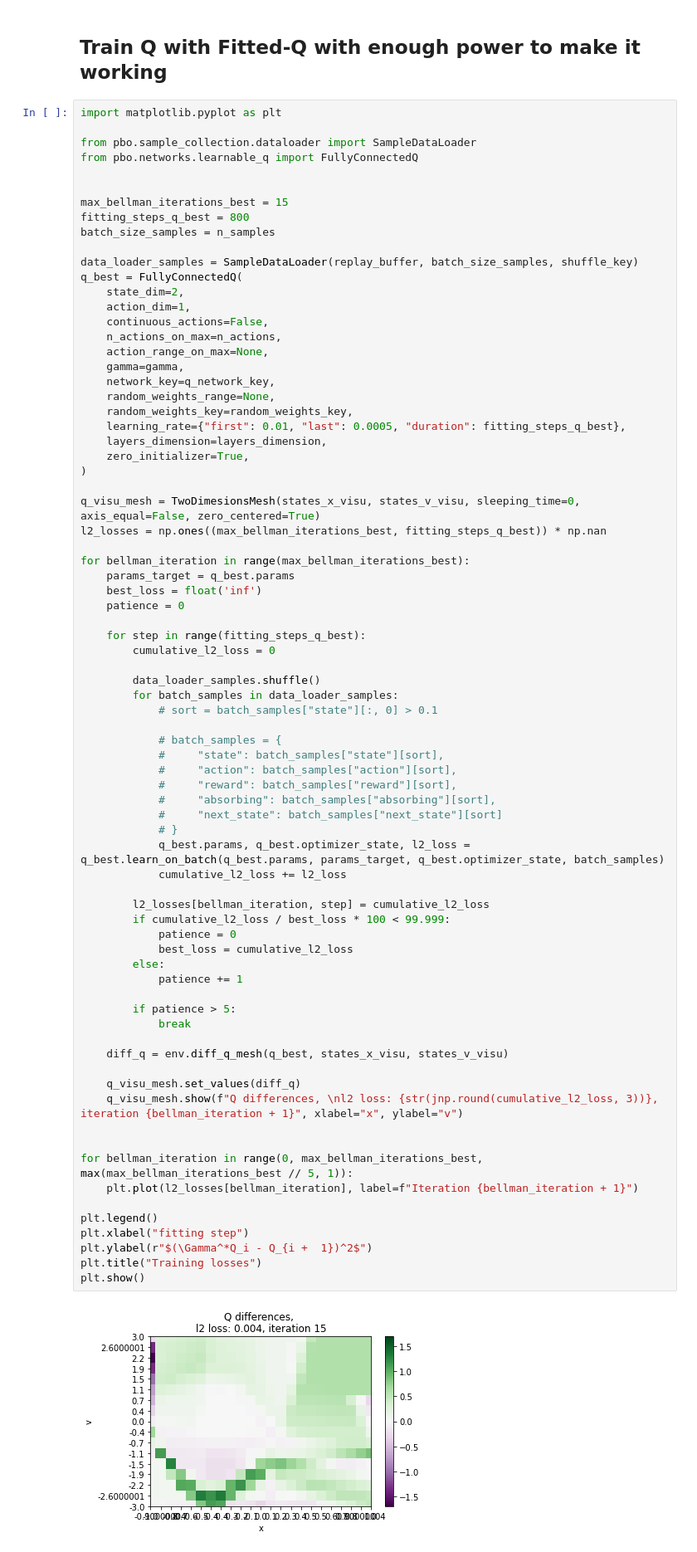
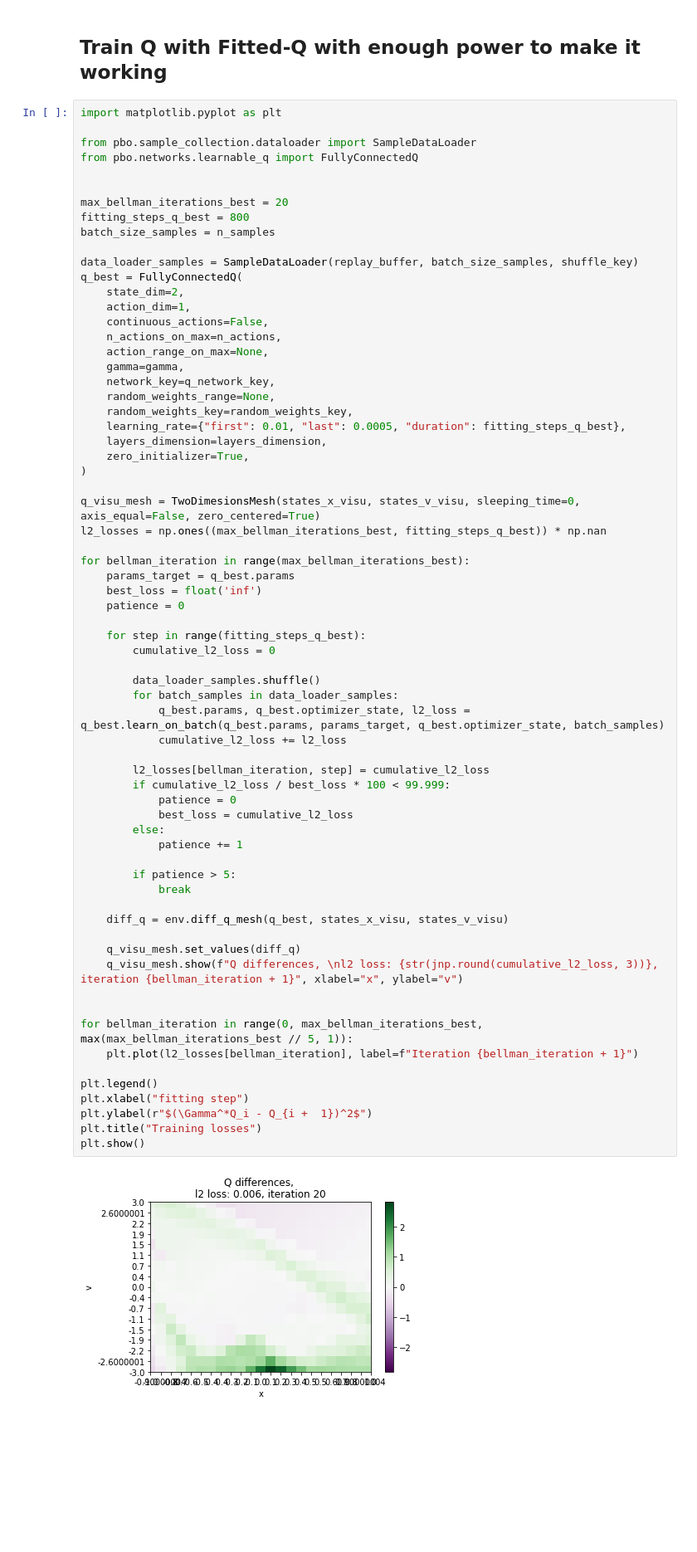
Before and after one commit to theovincent/PBO, a Jupyter notebook: pbo_car_on_hill.ipynb, the cells around one changed output. Shown at 83% size. Saved outputs shown, nothing was run; the diff lists cells and outputs as text; blank space fills up the shorter version.

```diff
--- a/pbo_car_on_hill.ipynb
+++ b/pbo_car_on_hill.ipynb
@@ -179,7 +176,7 @@ from pbo.sample_collection.dataloader import SampleDataLoader
 from pbo.networks.learnable_q import FullyConnectedQ
 
 
-max_bellman_iterations_best = 15
+max_bellman_iterations_best = 20
 fitting_steps_q_best = 800
 batch_size_samples = n_samples
 
@@ -212,41 +209,32 @@ for bellman_iteration in range(max_bellman_iterations_best):
 
         data_loader_samples.shuffle()
         for batch_samples in data_loader_samples:
-            # sort = batch_samples["state"][:, 0] > 0.1
-
-            # batch_samples = {
-            #     "state": batch_samples["state"][sort],
-            #     "action": batch_samples["action"][sort],
-            #     "reward": batch_samples["reward"][sort],
-            #     "absorbing": batch_samples["absorbing"][sort],
-            #     "next_state": batch_samples["next_state"][sort]
-            # }
             q_best.params, q_best.optimizer_state, l2_loss = q_best.learn_on_batch(q_best.params, params_target, q_best.optimizer_state, batch_samples)
             cumulative_l2_loss += l2_loss
 
         l2_losses[bellman_iteration, step] = cumulative_l2_loss
         if cumulative_l2_loss / best_loss * 100 < 99.999:
             patience = 0
             best_loss = cumulative_l2_loss
         else:
             patience += 1
 
         if patience > 5:
             break
 
     diff_q = env.diff_q_mesh(q_best, states_x_visu, states_v_visu)
 
     q_visu_mesh.set_values(diff_q)
     q_visu_mesh.show(f"Q differences, \nl2 loss: {str(jnp.round(cumulative_l2_loss, 3))}, iteration {bellman_iteration + 1}", xlabel="x", ylabel="v")
 
 
 for bellman_iteration in range(0, max_bellman_iterations_best, max(max_bellman_iterations_best // 5, 1)):
     plt.plot(l2_losses[bellman_iteration], label=f"Iteration {bellman_iteration + 1}")
 
 plt.legend()
 plt.xlabel("fitting step")
 plt.ylabel(r"$(\Gamma^*Q_i - Q_{i +  1})^2$")
 plt.title("Training losses")
 plt.show()
 # %% [output]
-[figure, old version]
+[figure, new version]
```
Also changed, not shown: parts of 17 cells of this notebook.
